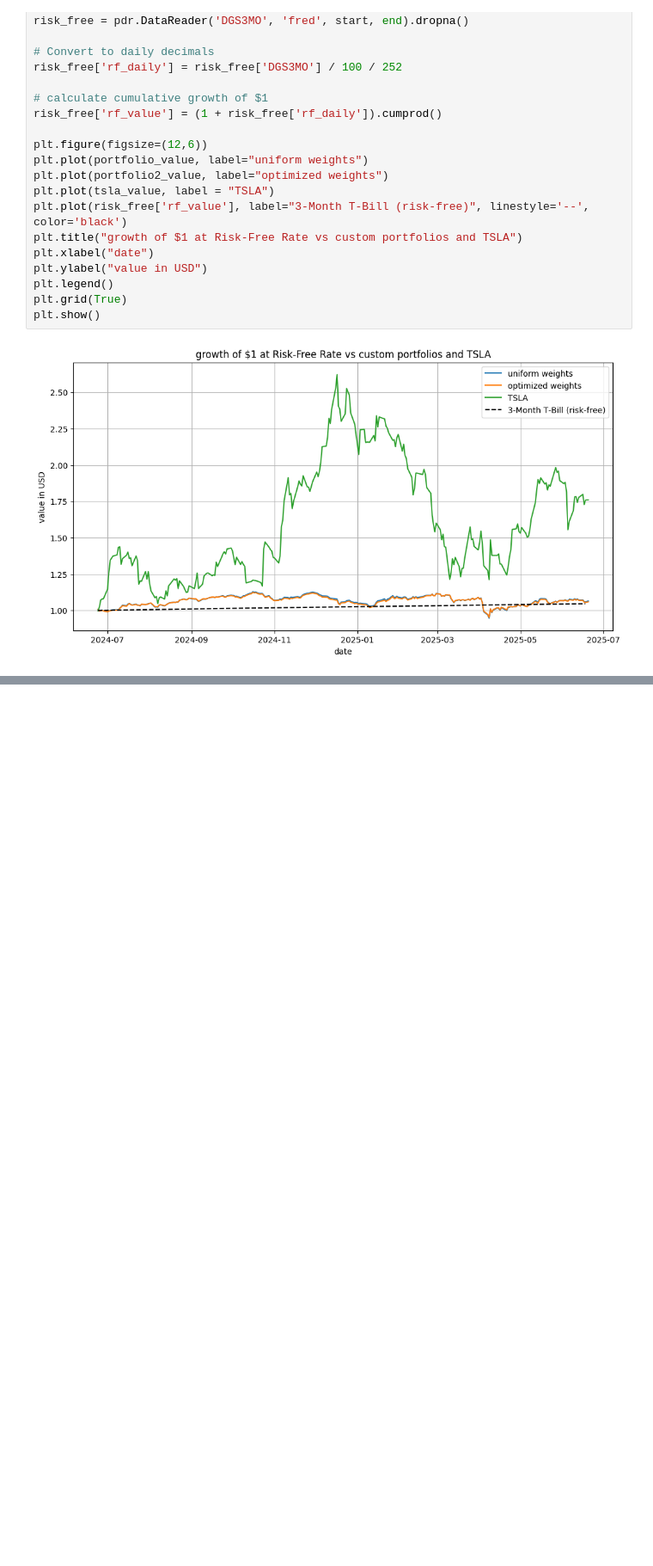
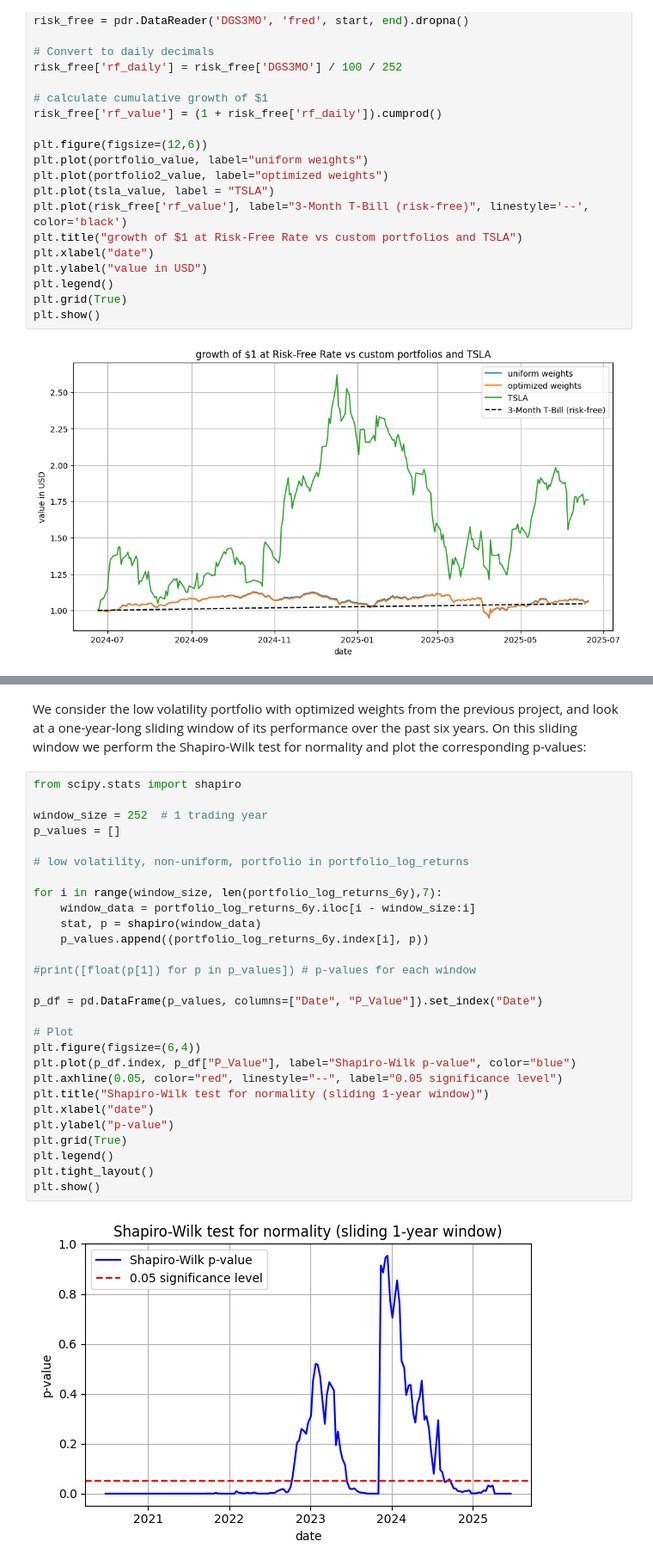
Before and after one commit to aleksmilivojevic/QF-miniprojects, a Jupyter notebook: main.ipynb, the cells around one changed output, grey strips where cells are left out. Shown at 86% size. Drawn from its saved outputs; the diff is of its cells as text; blank space fills up the shorter version.

```diff
--- a/main.ipynb
+++ b/main.ipynb
@@ -479,0 +484,32 @@ plt.show()
+# %% [markdown]
+We consider the low volatility portfolio with optimized weights from the previous project, and look at a one-year-long sliding window of its performance over the past six years. On this sliding window we perform the Shapiro-Wilk test for normality and plot the corresponding p-values:
+# %%
+from scipy.stats import shapiro
+
+window_size = 252  # 1 trading year
+p_values = []
+
+# low volatility, non-uniform, portfolio in portfolio_log_returns
+
+for i in range(window_size, len(portfolio_log_returns_6y),7):
+    window_data = portfolio_log_returns_6y.iloc[i - window_size:i]
+    stat, p = shapiro(window_data)
+    p_values.append((portfolio_log_returns_6y.index[i], p))
+
+#print([float(p[1]) for p in p_values]) # p-values for each window
+
+p_df = pd.DataFrame(p_values, columns=["Date", "P_Value"]).set_index("Date")
+
+# Plot
+plt.figure(figsize=(6,4))
+plt.plot(p_df.index, p_df["P_Value"], label="Shapiro-Wilk p-value", color="blue")
+plt.axhline(0.05, color="red", linestyle="--", label="0.05 significance level")
+plt.title("Shapiro-Wilk test for normality (sliding 1-year window)")
+plt.xlabel("date")
+plt.ylabel("p-value")
+plt.grid(True)
+plt.legend()
+plt.tight_layout()
+plt.show()
+# %% [output]
+[figure, added]
```
Also changed, not shown: parts of 57 cells of this notebook.
